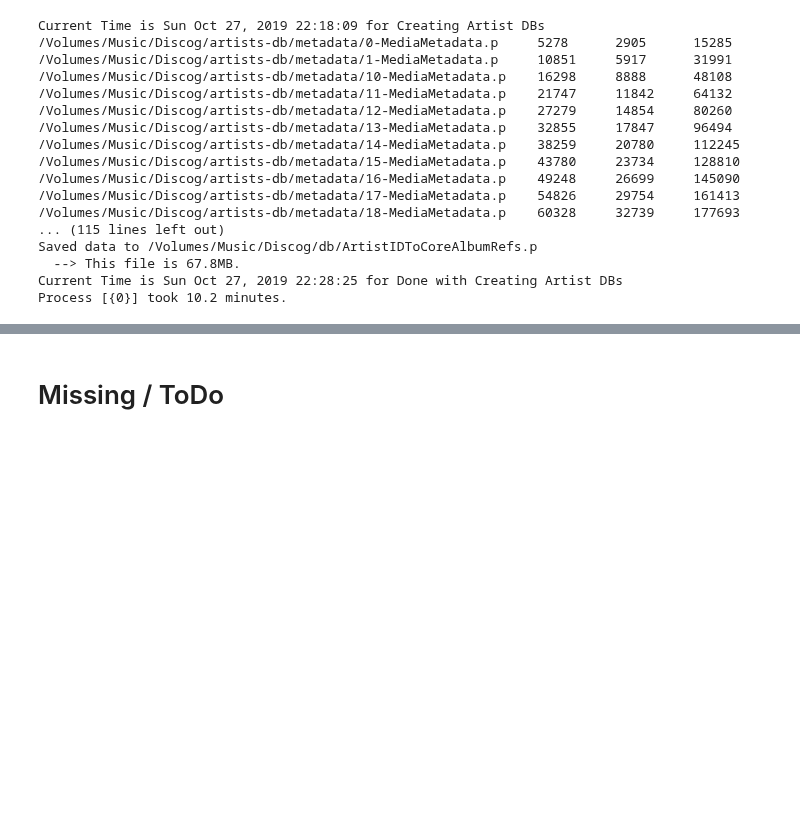
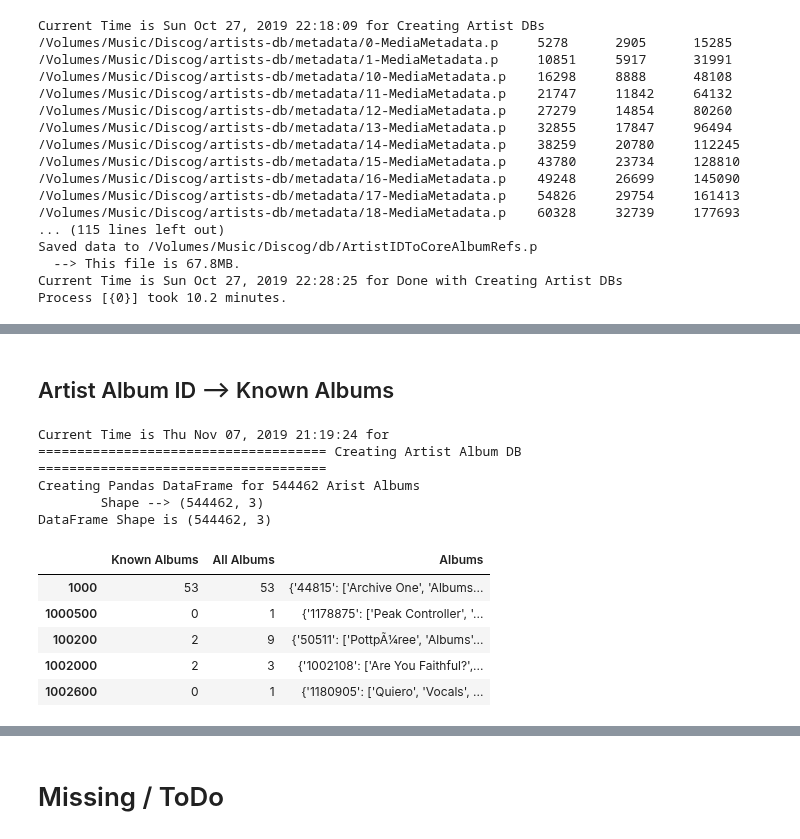
Before and after one commit to tgadf/discogs, a Jupyter notebook: Master DB.ipynb, the cells around one changed output, grey strips where cells are left out. Saved outputs shown, nothing was run; the diff lists cells and outputs as text; code cells hidden in the pictures; blank space fills up the shorter version.

```diff
--- a/Master DB.ipynb
+++ b/Master DB.ipynb
@@ -685,0 +489,3 @@ DataFrame Shape is (544462, 7)
+# %%
+discArtistAlbumsDB = getArtistAlbumsDB()
+discArtistAlbumsDB.head()
@@ -685,0 +573,2 @@ DataFrame Shape is (544462, 7)
+# %% [markdown]
+## Artist Album ID --> Known Albums
@@ -685,0 +607,15 @@ DataFrame Shape is (544462, 7)
+# %%
+discArtistAlbumKnownDB = getArtistAlbumKnownDB(discArtistAlbumsDB)
+discArtistAlbumKnownDB.head()
+# %% [output]
+Current Time is Thu Nov 07, 2019 21:19:24 for
+===================================== Creating Artist Album DB =====================================
+Creating Pandas DataFrame for 544462 Arist Albums
+        Shape --> (544462, 3)
+DataFrame Shape is (544462, 3)
+|  | Known Albums | All Albums | Albums |
+| 1000 | 53 | 53 | {'44815': ['Archive One', 'Albums... |
+| 1000500 | 0 | 1 | {'1178875': ['Peak Controller', '... |
+| 100200 | 2 | 9 | {'50511': ['PottpÃ¼ree', 'Albums'... |
+| 1002000 | 2 | 3 | {'1002108': ['Are You Faithful?',... |
+| 1002600 | 0 | 1 | {'1180905': ['Quiero', 'Vocals', ... |
```
Also changed, not shown: parts of 40 cells of this notebook.
